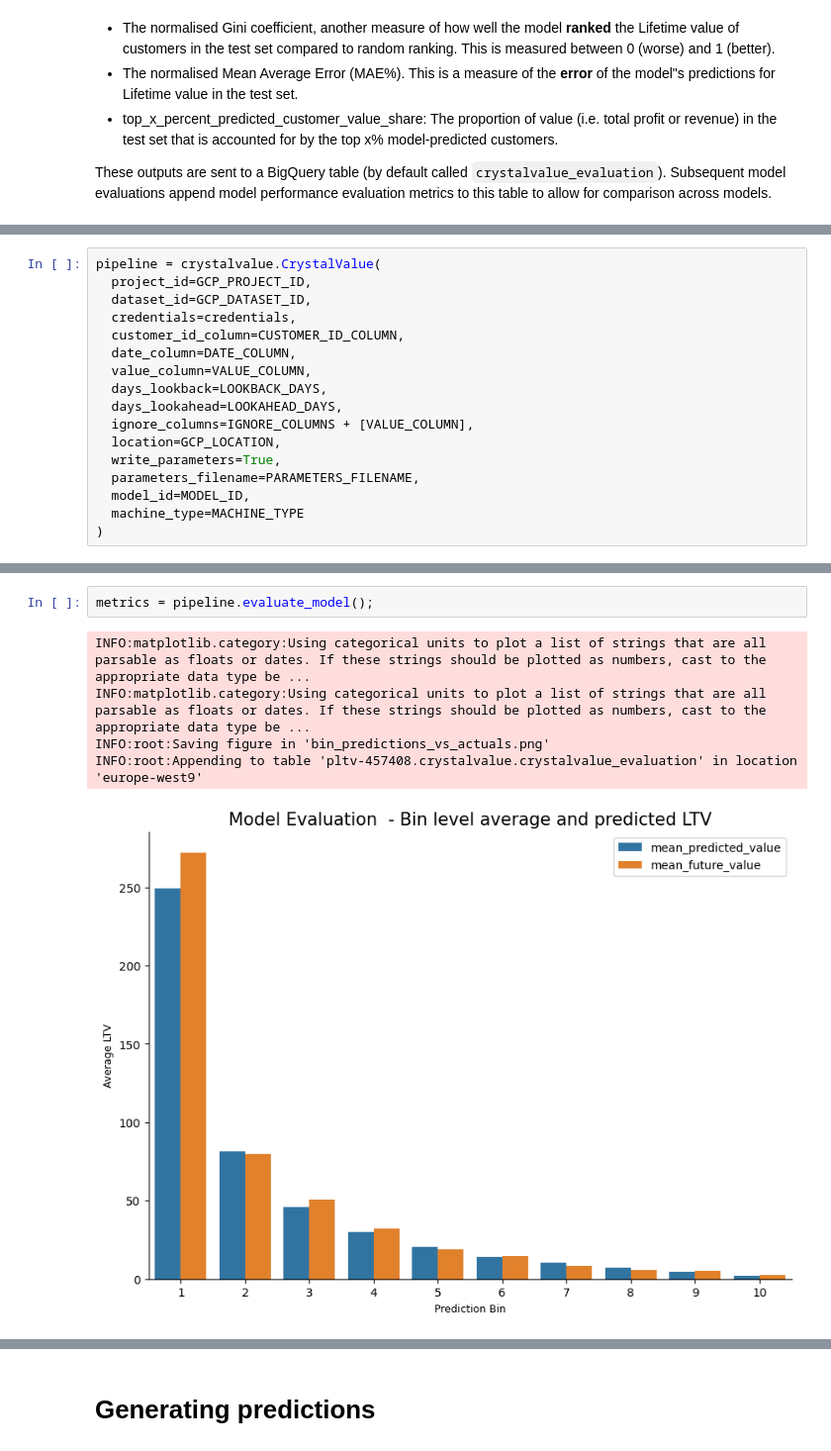
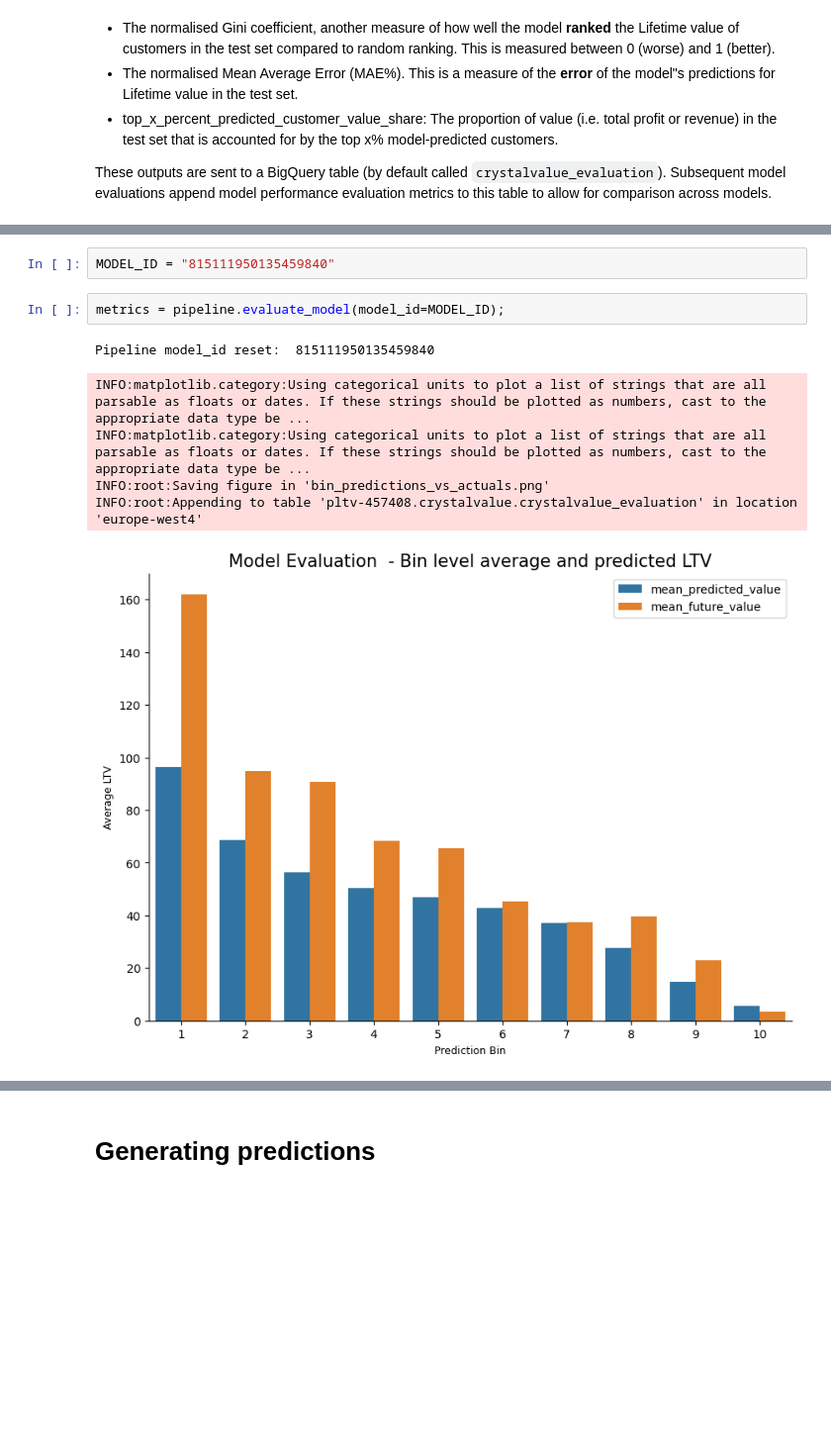
Before and after one commit to PeDiot/crystalvalue, a Jupyter notebook: notebook.ipynb, the cells around one changed output, grey strips where cells are left out. Shown at 99% size. Saved outputs shown, nothing was run; the diff lists cells and outputs as text; blank space fills up the shorter version.

```diff
--- a/notebook.ipynb
+++ b/notebook.ipynb
@@ -261,17 +322,0 @@ MACHINE_TYPE = "e2-standard-2"
-# %%
-pipeline = crystalvalue.CrystalValue(
-  project_id=GCP_PROJECT_ID,
-  dataset_id=GCP_DATASET_ID,
-  credentials=credentials,
-  customer_id_column=CUSTOMER_ID_COLUMN,
-  date_column=DATE_COLUMN,
-  value_column=VALUE_COLUMN,
-  days_lookback=LOOKBACK_DAYS,
-  days_lookahead=LOOKAHEAD_DAYS,
-  ignore_columns=IGNORE_COLUMNS + [VALUE_COLUMN],
-  location=GCP_LOCATION,
-  write_parameters=True,
-  parameters_filename=PARAMETERS_FILENAME,
-  model_id=MODEL_ID,
-  machine_type=MACHINE_TYPE
-)
@@ -289,11 +323,14 @@ INFO:absl:Parameters writen to file: 'data/crystalvalue_parameters.json'
+# %%
+MODEL_ID = "815111950135459840"
 # %%
-metrics = pipeline.evaluate_model();
+metrics = pipeline.evaluate_model(model_id=MODEL_ID);
 # %% [output]
-INFO:matplotlib.category:Using categorical units to plot a list of strings that are all parsable as floats or dates. If these strings should be plotted as numbers, cast to the appropriate data type be ...
-INFO:matplotlib.category:Using categorical units to plot a list of strings that are all parsable as floats or dates. If these strings should be plotted as numbers, cast to the appropriate data type be ...
-INFO:root:Saving figure in 'bin_predictions_vs_actuals.png'
-INFO:root:Appending to table 'pltv-457408.crystalvalue.crystalvalue_evaluation' in location 'europe-west9'
+Pipeline model_id reset:  815111950135459840
+INFO:matplotlib.category:Using categorical units to plot a list of strings that are all parsable as floats or dates. If these strings should be plotted as numbers, cast to the appropriate data type be ...
+INFO:matplotlib.category:Using categorical units to plot a list of strings that are all parsable as floats or dates. If these strings should be plotted as numbers, cast to the appropriate data type be ...
+INFO:root:Saving figure in 'bin_predictions_vs_actuals.png'
+INFO:root:Appending to table 'pltv-457408.crystalvalue.crystalvalue_evaluation' in location 'europe-west4'
-[figure, old version]
+[figure, new version]
 # %%
 metrics
 # %% [output]
```
Also changed, not shown: parts of 33 cells of this notebook, 6 other files.
